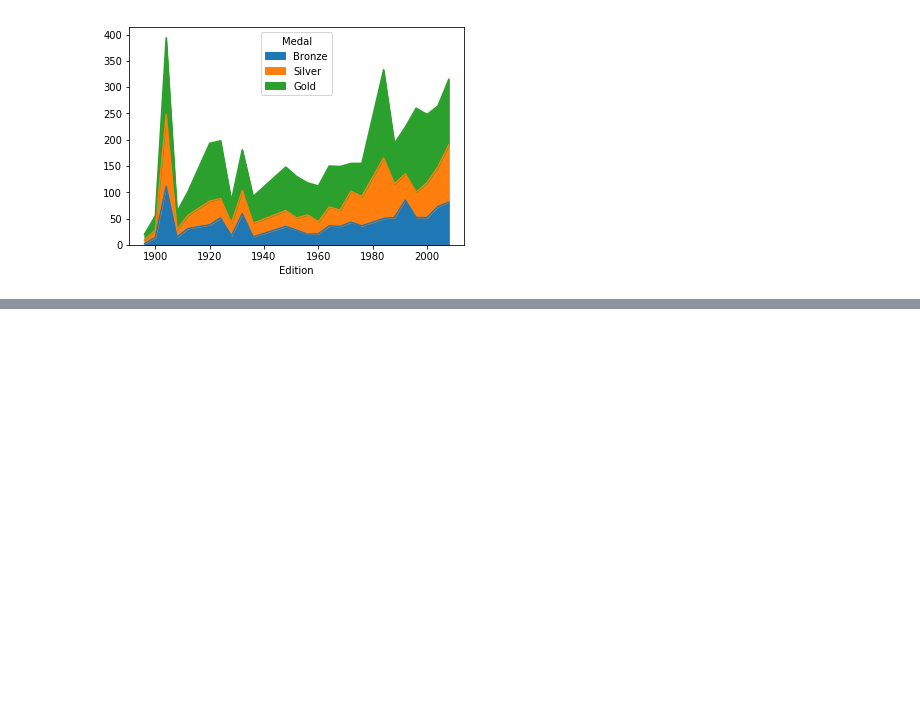
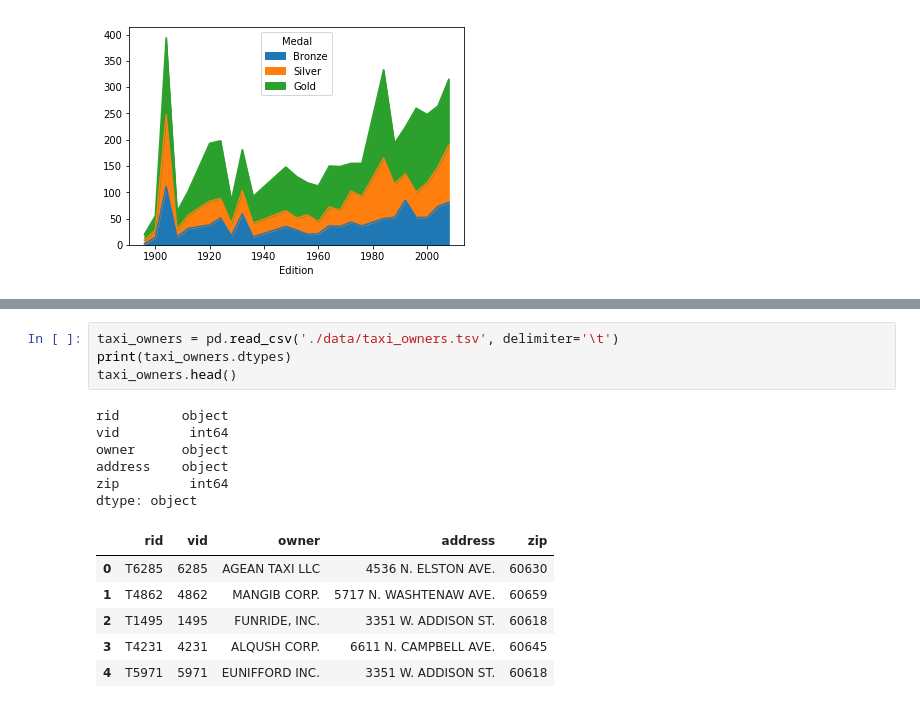
Before and after one commit to blaktai/notebooks, a Jupyter notebook: pandas/adv/adv_manipulation.ipynb, the cells around one changed output, grey strips where cells are left out. Drawn from its saved outputs; the diff is of its cells as text; blank space fills up the shorter version.

```diff
--- a/pandas/adv/adv_manipulation.ipynb
+++ b/pandas/adv/adv_manipulation.ipynb
@@ -1103,0 +1129,17 @@ plt.show()
+# %%
+taxi_owners = pd.read_csv('./data/taxi_owners.tsv', delimiter='\t')
+print(taxi_owners.dtypes)
+taxi_owners.head()
+# %% [output]
+rid        object
+vid         int64
+owner      object
+address    object
+zip         int64
+dtype: object
+|  | rid | vid | owner | address | zip |
+| 0 | T6285 | 6285 | AGEAN TAXI LLC | 4536 N. ELSTON AVE. | 60630 |
+| 1 | T4862 | 4862 | MANGIB CORP. | 5717 N. WASHTENAW AVE. | 60659 |
+| 2 | T1495 | 1495 | FUNRIDE, INC. | 3351 W. ADDISON ST. | 60618 |
+| 3 | T4231 | 4231 | ALQUSH CORP. | 6611 N. CAMPBELL AVE. | 60645 |
+| 4 | T5971 | 5971 | EUNIFFORD INC. | 3351 W. ADDISON ST. | 60618 |
```
Also changed, not shown: parts of 39 cells of this notebook.
